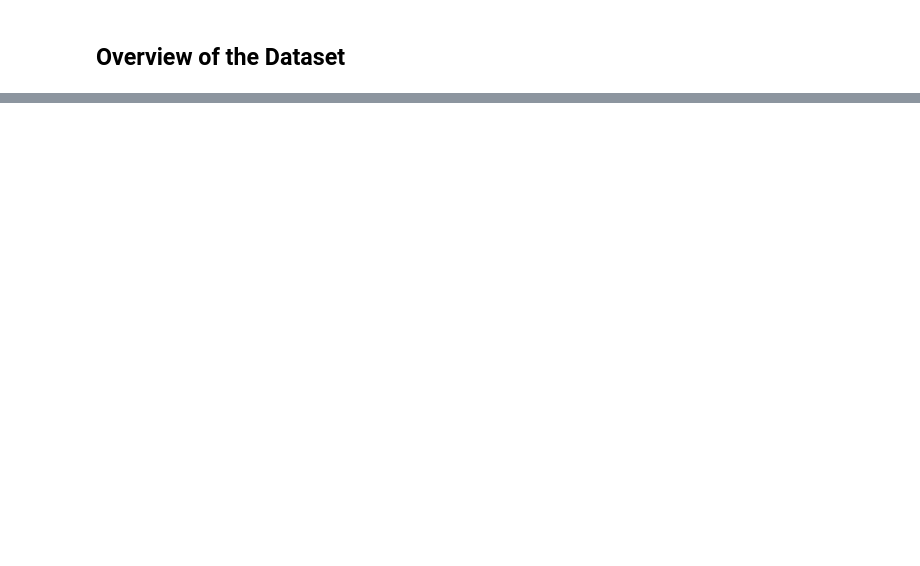
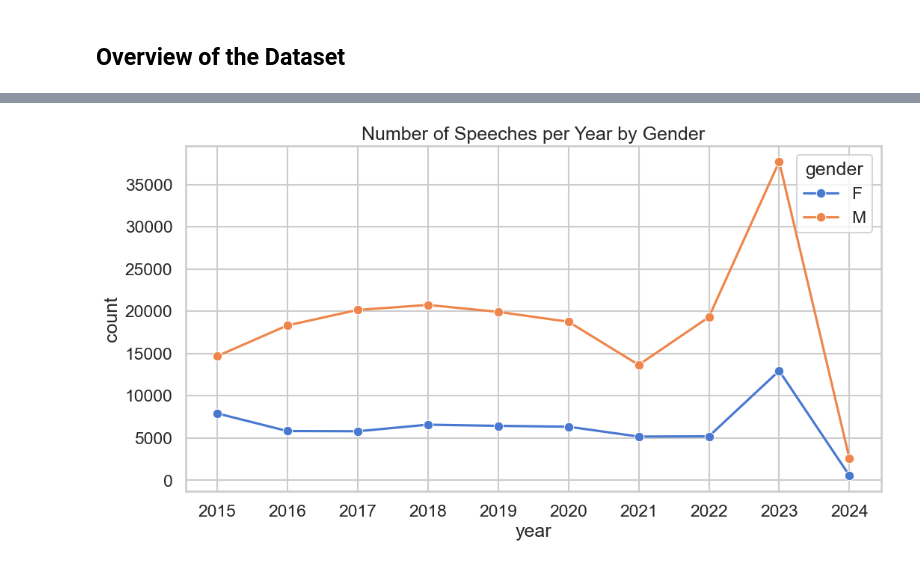
Before and after one commit to elisaonder/master-thesis, a Jupyter notebook: first_approach.ipynb, the cells around one changed output, grey strips where cells are left out. Drawn from its saved outputs; the diff is of its cells as text; code cells hidden in the pictures; blank space fills up the shorter version.

```diff
--- a/first_approach.ipynb
+++ b/first_approach.ipynb
@@ -207,0 +269,23 @@ plt.show()
+# %%
+plt.figure(figsize=(12,6))
+party_counts = df['party_name'].value_counts().head(10)  # top 10 parties
+sns.barplot(x=party_counts.index, y=party_counts.values, palette="mako")
+plt.title("Top 10 Parties by Number of Speeches", fontsize=16)
+plt.ylabel("Number of Speeches")
+plt.xlabel("Party")
+plt.xticks(rotation=45)
+plt.show()
+
+# Add column for estimated minutes
+df['minutes'] = df['word_count'] / 150
+
+# Sum minutes by party
+party_minutes = df.groupby('party_name')['minutes'].sum().sort_values(ascending=False).head(10)
+
+plt.figure(figsize=(12,6))
+sns.barplot(x=party_minutes.index, y=party_minutes.values, palette="mako")
+plt.title("Top 10 Parties by Total Minutes Spoken", fontsize=16)
+plt.ylabel("Estimated Minutes Spoken")
+plt.xlabel("Party")
+plt.xticks(rotation=45)
+plt.show()
@@ -207,0 +301,8 @@ plt.show()
+# %%
+gender_by_year = df.groupby(['year','gender']).size().reset_index(name='count')
+plt.figure(figsize=(12,6))
+sns.lineplot(data=gender_by_year, x='year', y='count', hue='gender', marker="o")
+plt.title("Number of Speeches per Year by Gender")
+plt.show()
+# %% [output]
+[figure, added]
```
Also changed, not shown: parts of 18 cells of this notebook.
